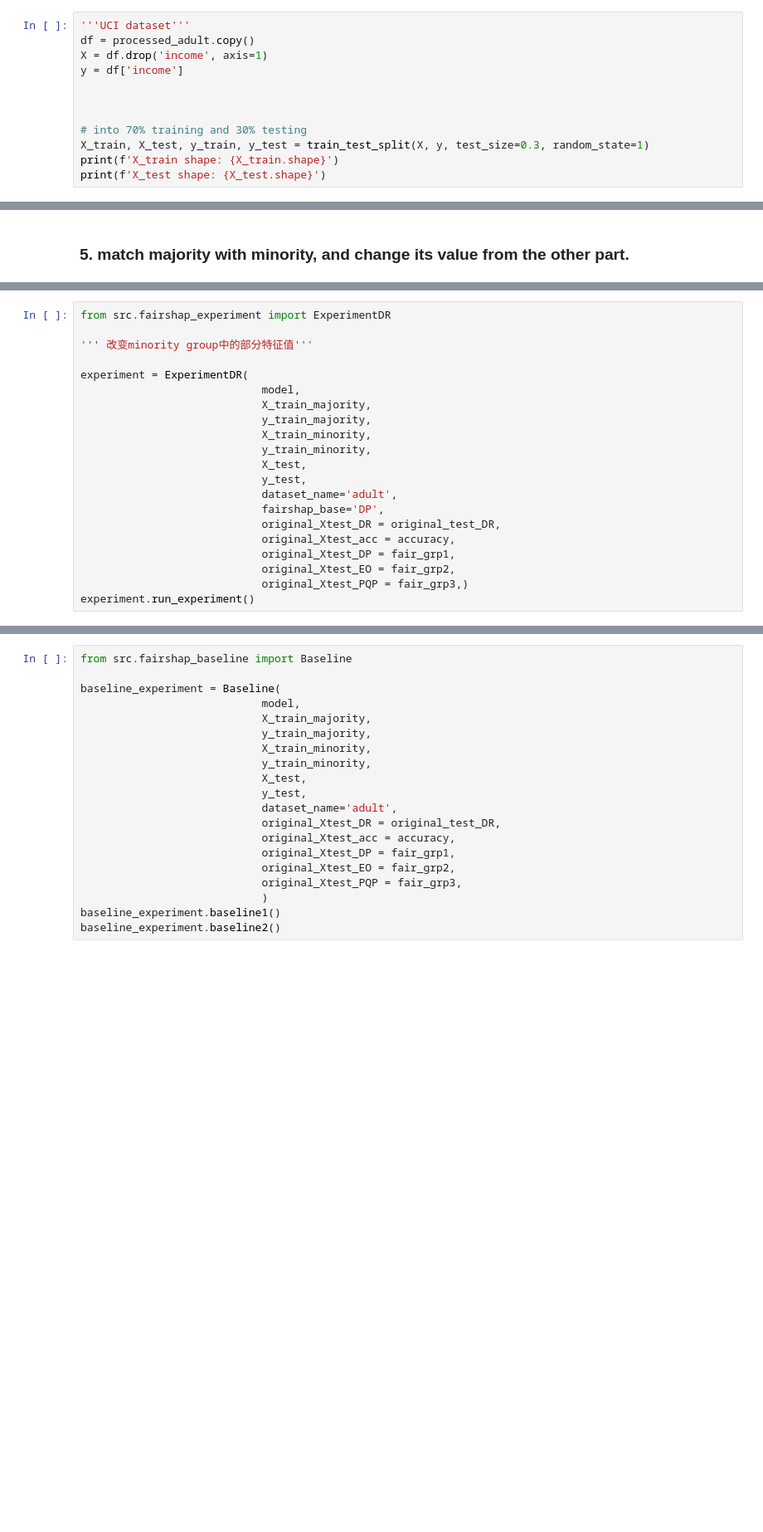
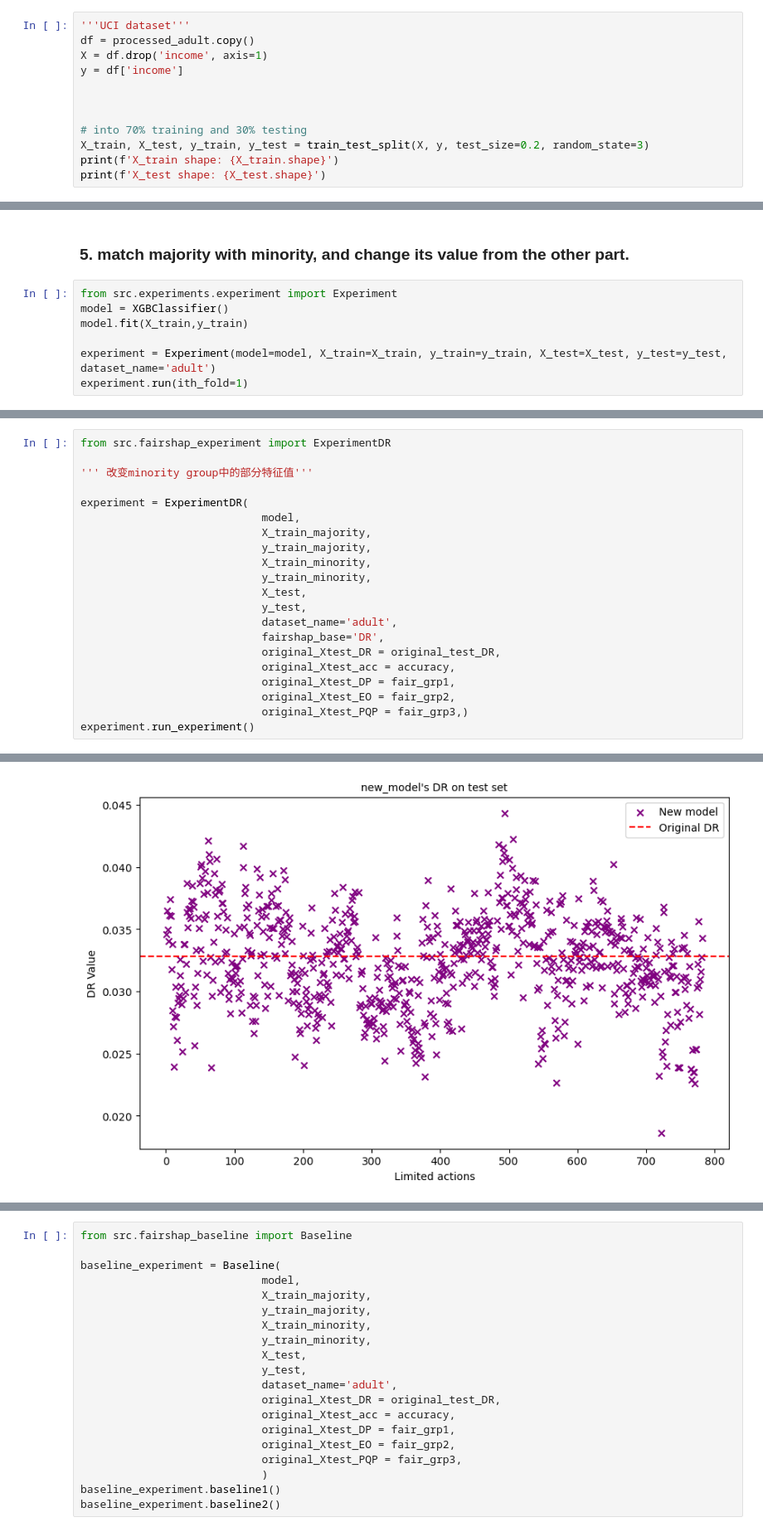
Before and after one commit to youlei202/FairSHAP, a Jupyter notebook: zz_new_adult.ipynb, the cells around one changed output, grey strips where cells are left out. Shown at 83% size. Saved outputs shown, nothing was run; the diff lists cells and outputs as text; blank space fills up the shorter version.

Commit message:
add viz functions and make plots

```diff
--- a/zz_new_adult.ipynb
+++ b/zz_new_adult.ipynb
@@ -51,7 +50,7 @@ y = df['income']
 
 
 # into 70% training and 30% testing
-X_train, X_test, y_train, y_test = train_test_split(X, y, test_size=0.3, random_state=1)
+X_train, X_test, y_train, y_test = train_test_split(X, y, test_size=0.2, random_state=3)
 print(f'X_train shape: {X_train.shape}')
 print(f'X_test shape: {X_test.shape}')
 # %% [output]
@@ -144,2 +143,9 @@ fair_grp3_PQP: 0.04645364875031344
 # %% [markdown]
 ### 5. match majority with minority, and change its value from the other part.
+# %%
+from src.experiments.experiment import Experiment
+model = XGBClassifier()
+model.fit(X_train,y_train)
+
+experiment = Experiment(model=model, X_train=X_train, y_train=y_train, X_test=X_test, y_test=y_test, dataset_name='adult')
+experiment.run(ith_fold=1)
@@ -157,7 +181,7 @@ experiment = ExperimentDR(
                             X_test,
                             y_test,
                             dataset_name='adult',
-                            fairshap_base='DP',
+                            fairshap_base='DR',
                             original_Xtest_DR = original_test_DR,
                             original_Xtest_acc = accuracy,
                             original_Xtest_DP = fair_grp1,
@@ -172,0 +212 @@ experiment.run_experiment()
+[figure, added]
```
Also changed, not shown: parts of 8 cells of this notebook, 10 other files.
